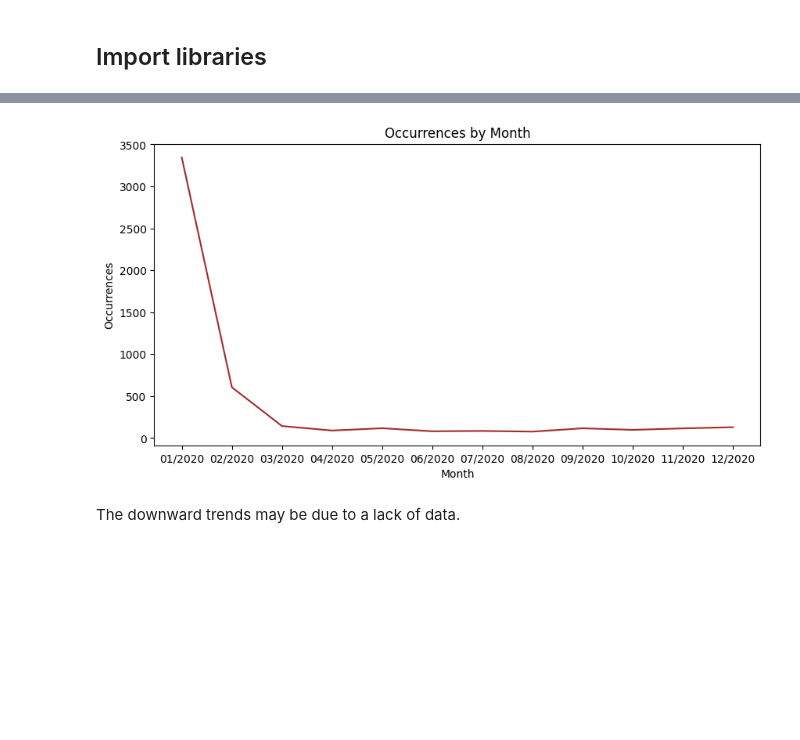
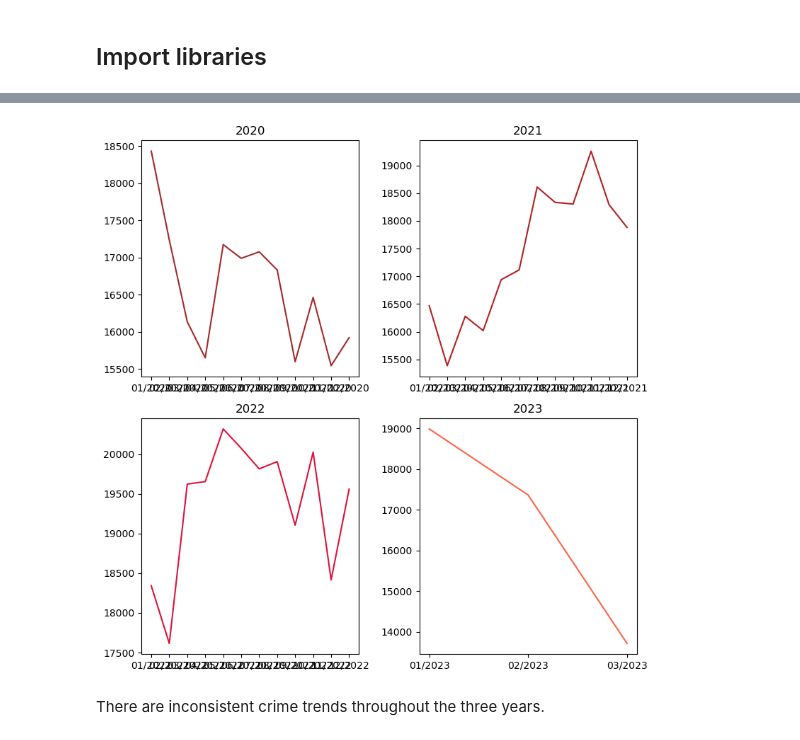
Before and after one commit to HankHoang/Time-Series-Prediction-Project, a Jupyter notebook: EDA for Crime Trends.ipynb, the cells around one changed output, grey strips where cells are left out. Saved outputs shown, nothing was run; the diff lists cells and outputs as text; code cells hidden in the pictures; blank space fills up the shorter version.

Commit message:
Identifying crime trends via days and months.

```diff
--- a/EDA for Crime Trends.ipynb
+++ b/EDA for Crime Trends.ipynb
@@ -74,4 +175,8 @@ df_sorted['Month'] = df_sorted['DATE OCC'].dt.strftime('%m/%Y')
 # %%
-# Showing the number of criminal activities each month
-df_sorted['Month'].value_counts().sort_index()
+# Showing the number of criminal activities each month from 2020 to 2023
+plot1=df_2020['Month'].value_counts().sort_index()
+plot2=df_2021['Month'].value_counts().sort_index()
+plot3=df_2022['Month'].value_counts().sort_index()
+plot4=df_2023['Month'].value_counts().sort_index()
+print(plot1,plot2,plot3,plot4)
 # %% [output]
@@ -90,22 +199,31 @@ df_sorted['Month'].value_counts().sort_index()
 Name: Month, dtype: int64
-# %%
-# Count the number of occurrences of each date
-occurrences_by_month = df_sorted['Month'].value_counts().sort_index()
-
-# Create a line graph of the occurrences by date
-fig, ax = plt.subplots(figsize=(10, 5)) # Set the plot size to 10 inches wide by 5 inches tall
-ax.plot(occurrences_by_month.index, occurrences_by_month.values,color='brown')
-
-# Set the labels for the x and y axes
-ax.set_xlabel('Month')
-ax.set_ylabel('Occurrences')
-
-# Set the title for the graph
-ax.set_title('Occurrences by Month')
-
-# Display the graph
-plt.show()
-# %% [output]
-[figure, removed]
-# %% [markdown]
-The downward trends may be due to a lack of data.
+# %%
+# create grid of subplots
+fig, axs = plt.subplots(nrows=2, ncols=2,figsize=(8,8))
+
+
+# create first subplot
+axs[0, 0].plot(plot1.index, plot1.values,color='brown')
+axs[0, 0].set_title('2020')
+
+# create second subplot
+axs[0, 1].plot(plot2.index, plot2.values,color='firebrick')
+axs[0, 1].set_title('2021')
+
+# create third subplot
+axs[1, 0].plot(plot3.index, plot3.values,color='crimson')
+axs[1, 0].set_title('2022')
+
+# create fourth subplot
+axs[1, 1].plot(plot4.index, plot4.values,color='tomato')
+axs[1, 1].set_title('2023')
+
+# adjust spacing between subplots
+plt.tight_layout()
+
+# Display the graph
+plt.show()
+# %% [output]
+[figure, added]
+# %% [markdown]
+There are inconsistent crime trends throughout the three years.
```
Also changed, not shown: parts of 27 cells of this notebook.
